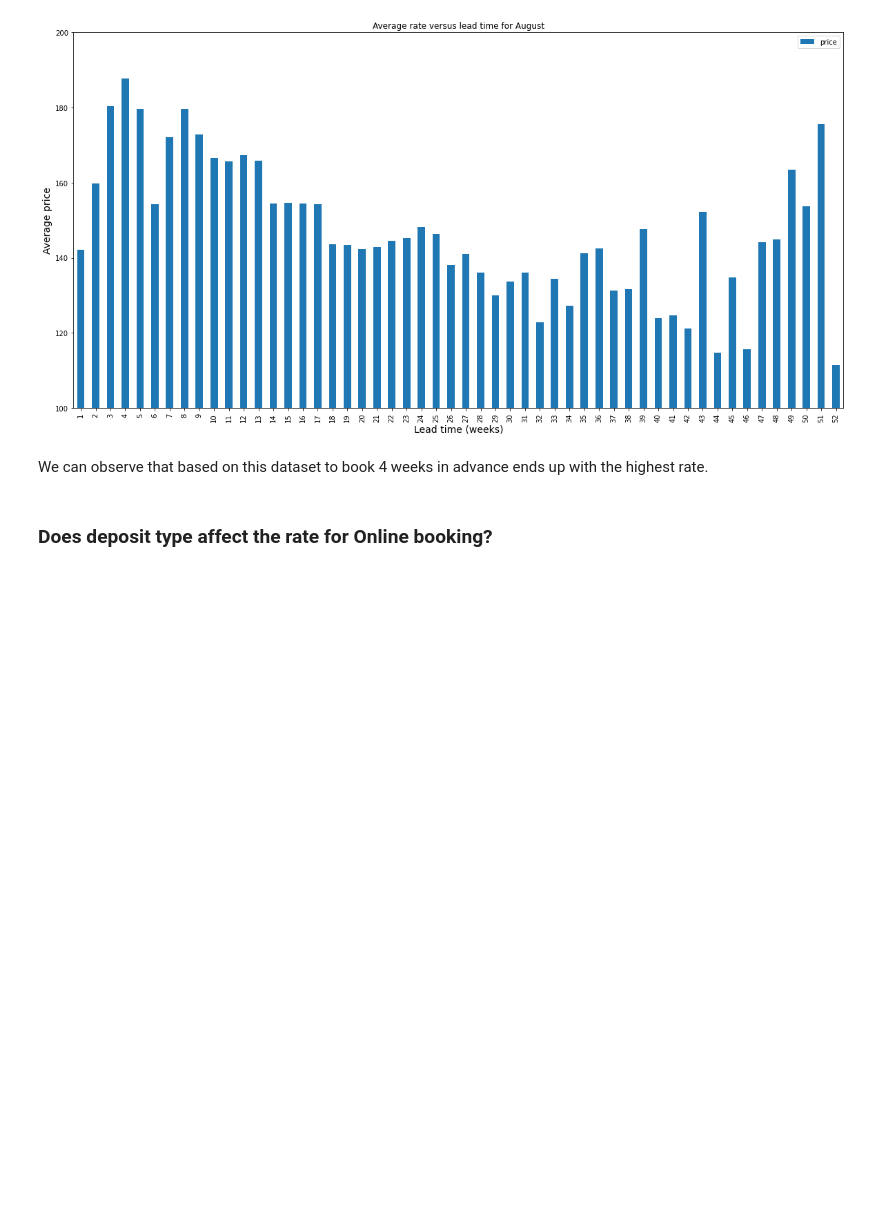
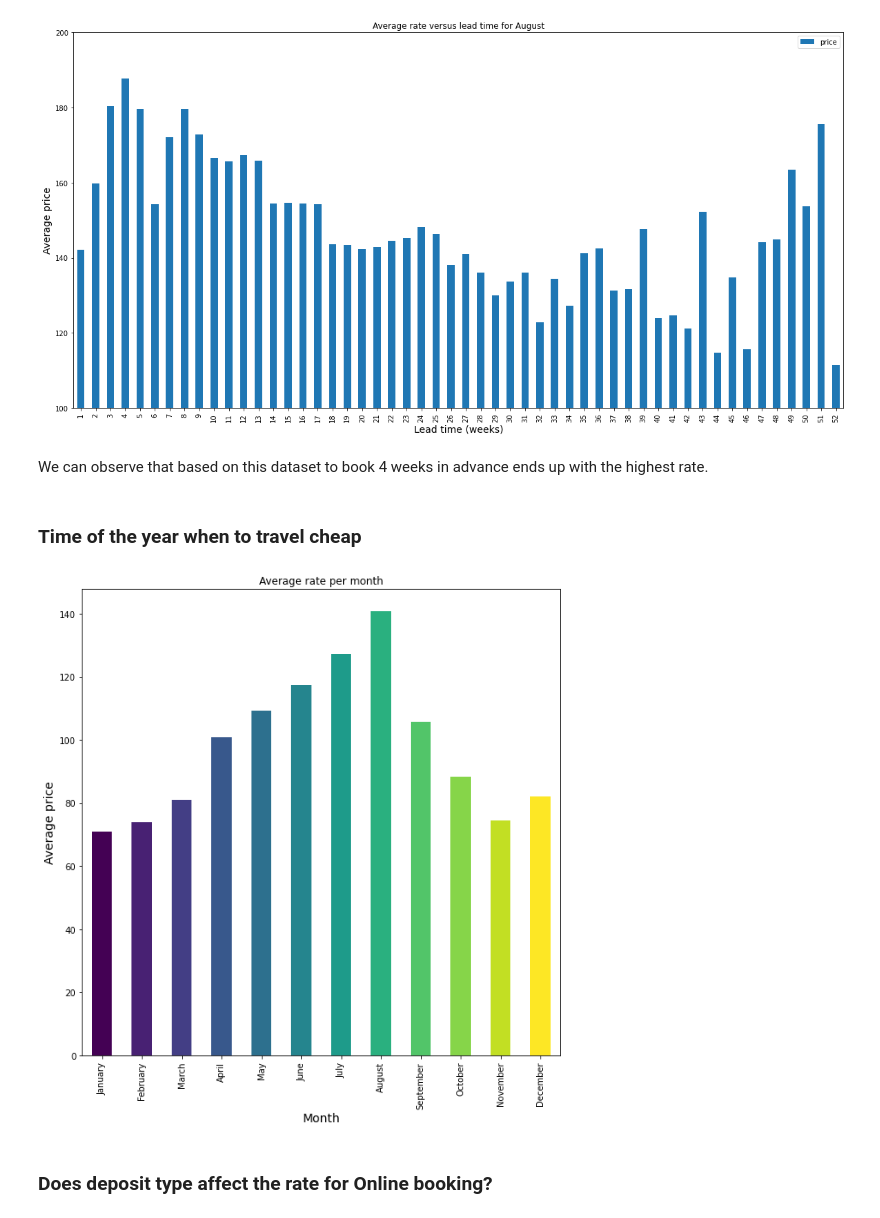
Before and after one commit to DIANASTI/hotel_bookings, a Jupyter notebook: Hotel_Bookings.ipynb, the cells around one changed output. Saved outputs shown, nothing was run; the diff lists cells and outputs as text; code cells hidden in the pictures; blank space fills up the shorter version.

```diff
--- a/Hotel_Bookings.ipynb
+++ b/Hotel_Bookings.ipynb
@@ -226,8 +226,34 @@ plt.title("Average rate versus lead time for August");
 plt.show()
 # %% [output]
 [figure]
-# %% [markdown]
-We can observe that based on this dataset to book 4 weeks in advance ends up with the highest rate.
+# %% [markdown]
+We can observe that based on this dataset to book 4 weeks in advance ends up with the highest rate.
+# %% [markdown]
+### Time of the year when to travel cheap
+# %%
+# Average rate per month
+new_order = ['January', 'February', 'March', 'April', 'May', 'June', 'July', 'August', 'September', 'October', 'November', 'December']
+
+df_tmp2 = df.groupby(['arrival_date_month']).mean()['adr'].sort_values(ascending=[True])
+df_tmp2 = df_tmp2.reindex(new_order, axis=0)
+
+# Make a list by cycling through the colors you care about
+# to match the length of your data.
+cmap = plt.get_cmap('viridis')
+indices = np.linspace(0, cmap.N, 12)
+my_colors = [cmap(int(i)) for i in indices]
+
+# Specify this list of colors as the `color` option to `plot`.
+#df.plot(kind='bar', stacked=True, color=my_colors)
+
+df_tmp2.plot(kind='bar',figsize=(10, 10),stacked=True,color=my_colors);
+
+plt.ylabel('Average price', fontsize=14)
+plt.xlabel('Month', fontsize=14)
+plt.title("Average rate per month");
+plt.show()
+# %% [output]
+[figure, added]
 # %% [markdown]
 ### Does deposit type affect the rate for Online booking?
 # %%
```
Also changed, not shown: parts of 35 cells of this notebook.
